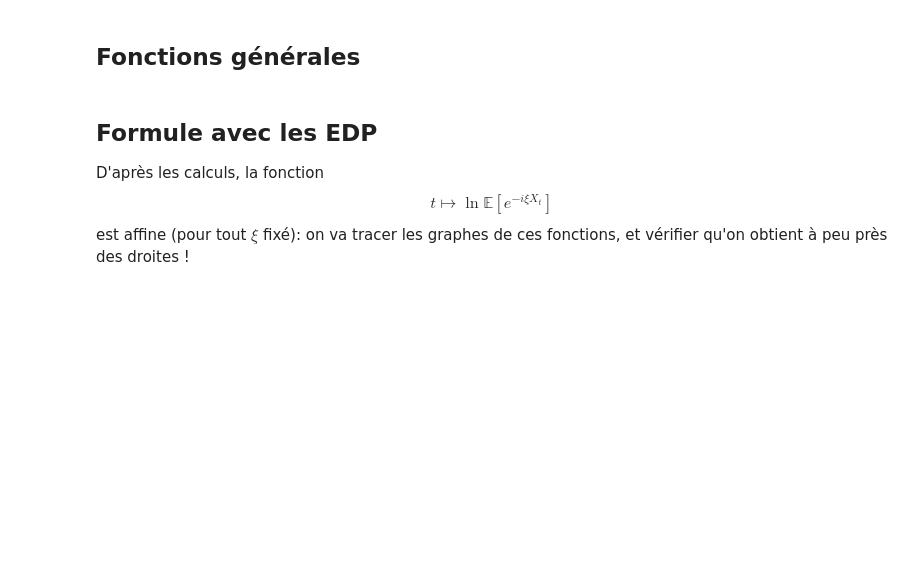
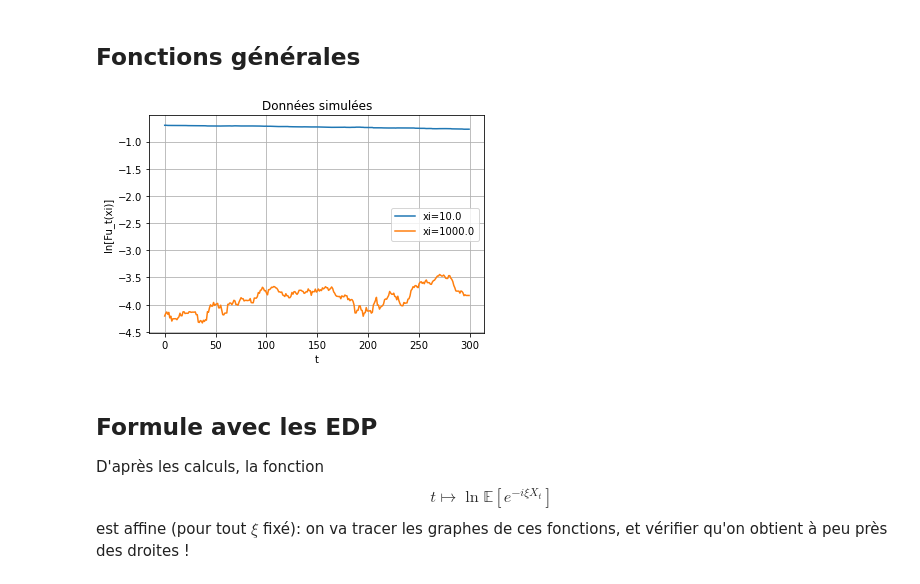
Before and after one commit to Jeremy-Andreoletti/MSV_Project_DFE, a Jupyter notebook: utilisation_fourier.ipynb, the cells around one changed output. Saved outputs shown, nothing was run; the diff lists cells and outputs as text; code cells hidden in the pictures; blank space fills up the shorter version.

```diff
--- a/utilisation_fourier.ipynb
+++ b/utilisation_fourier.ipynb
@@ -152,6 +154,12 @@ def draw_log_log(wt,ximin,ximax,nbreaks_xi,tmax,titre=""):
     plt.ylabel("ln[Fu_t(xi)]")
     plt.title(titre)
     plt.show()
+# %%
+# tests fonctions:
+
+draw_log_log(wt_sim,ximin=10,ximax=1000,nbreaks_xi=2,tmax=300,titre="Données simulées")
+# %% [output]
+[figure, added]
 # %% [markdown]
 ## Formule avec les EDP
 
```
Also changed, not shown: parts of 8 cells of this notebook.
